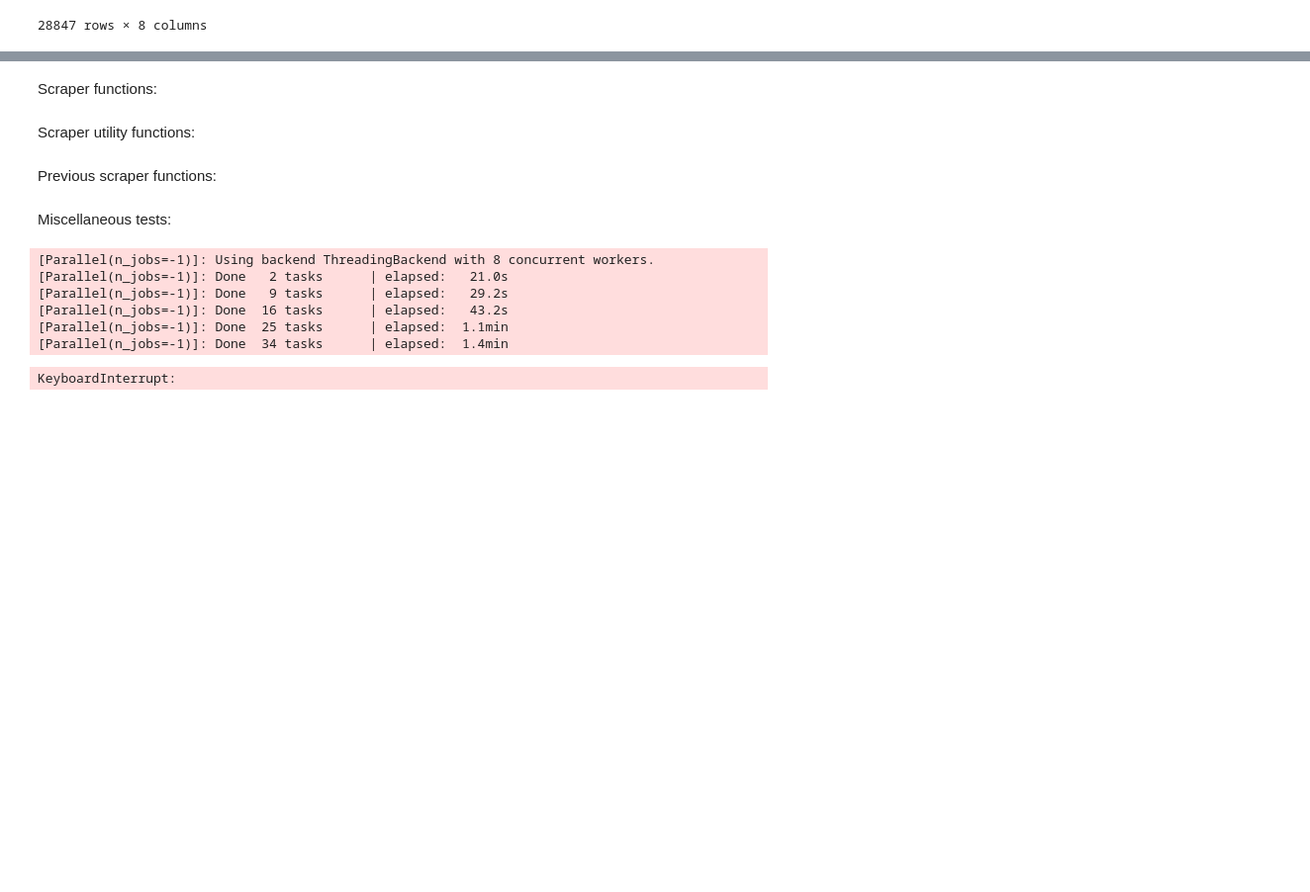
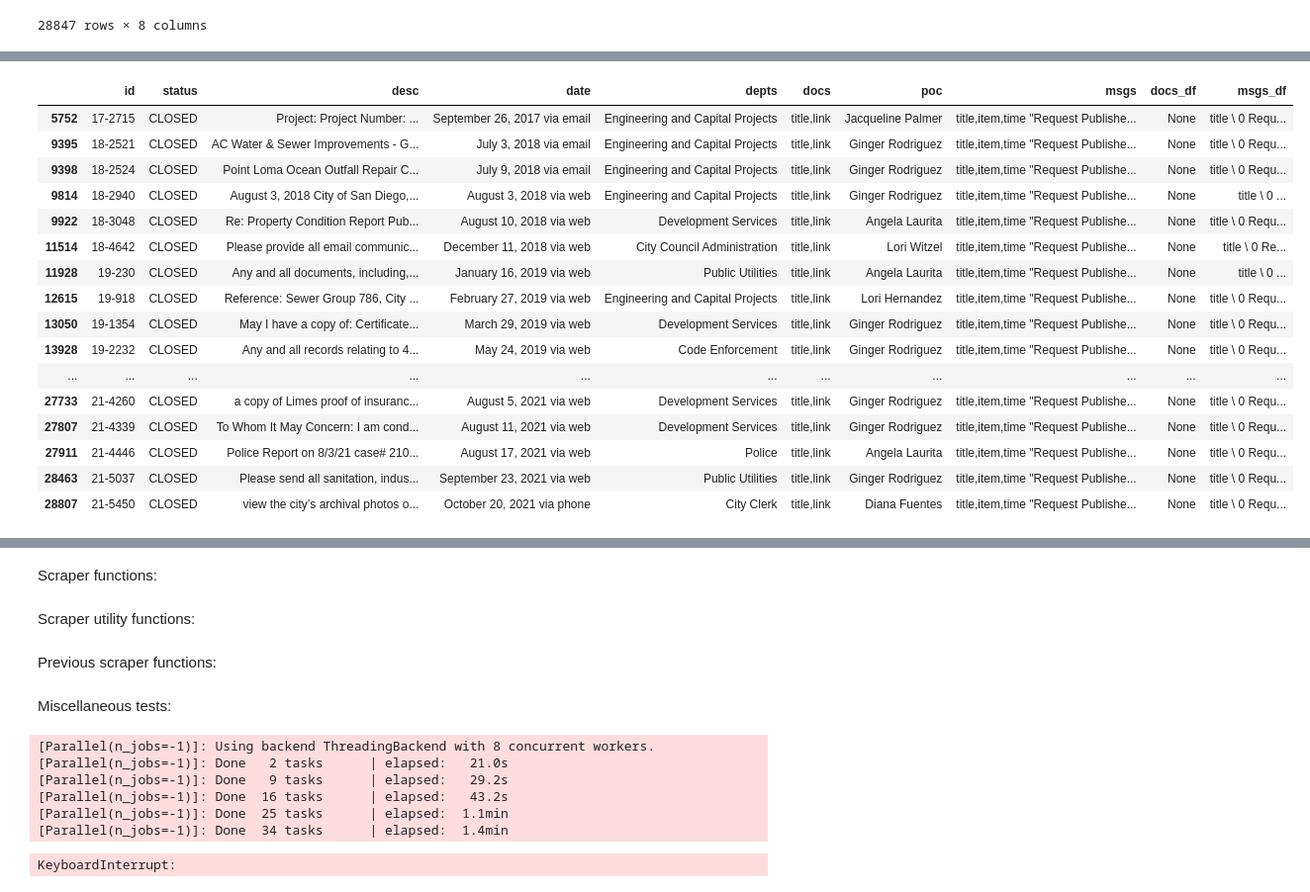
Before and after one commit to Saikrishna-Achalla/police-records-analysis, a Jupyter notebook: steven/nextrequest-selenium.ipynb, the cells around one changed output, grey strips where cells are left out. Shown at 99% size. Drawn from its saved outputs; the diff is of its cells as text; code cells hidden in the pictures; blank space fills up the shorter version.

```diff
--- a/steven/nextrequest-selenium.ipynb
+++ b/steven/nextrequest-selenium.ipynb
@@ -257,0 +299,17 @@ Length: 67, dtype: int64
+# %%
+# Split the time and author from the time quote on each message
+def split_time_author(df):
+    if df is None:
+        return None
+    time_quotes = df['time'].to_numpy()
+    time_author = pd.DataFrame(list(map(lambda x: x.split(' by '), time_quotes)))
+    return df_fillna(df.join(
+            time_author
+        ).drop(
+            columns='time'
+        ).rename(
+            columns={0: 'time', 1: 'by'}
+        ))
+
+test_df['msgs_df'] = test_df['msgs_df'].apply(split_time_author)
+test_df.loc[4]['msgs_df']
@@ -257,0 +333,23 @@ Length: 67, dtype: int64
+# %%
+# Remove empty dataframes from docs_df
+remove_empty = lambda df: None if ((df is None) or df.empty) else df
+test_df['docs_df'] = test_df['docs_df'].apply(remove_empty)
+test_df[test_df['docs'].str.fullmatch('title,link\n')]
+# %% [output]
+|  | id | status | desc | date | depts | docs | poc | msgs | docs_df | msgs_df |
+| 5752 | 17-2715 | CLOSED | Project: Project Number: ... | September 26, 2017 via email | Engineering and Capital Projects | title,link | Jacqueline Palmer | title,item,time "Request Publishe... | None | title \ 0 Requ... |
+| 9395 | 18-2521 | CLOSED | AC Water & Sewer Improvements - G... | July 3, 2018 via email | Engineering and Capital Projects | title,link | Ginger Rodriguez | title,item,time "Request Publishe... | None | title \ 0 Requ... |
+| 9398 | 18-2524 | CLOSED | Point Loma Ocean Outfall Repair C... | July 9, 2018 via email | Engineering and Capital Projects | title,link | Ginger Rodriguez | title,item,time "Request Publishe... | None | title \ 0 Requ... |
+| 9814 | 18-2940 | CLOSED | August 3, 2018 City of San Diego,... | August 3, 2018 via web | Engineering and Capital Projects | title,link | Ginger Rodriguez | title,item,time "Request Publishe... | None | title \ 0 ... |
+| 9922 | 18-3048 | CLOSED | Re: Property Condition Report Pub... | August 10, 2018 via web | Development Services | title,link | Angela Laurita | title,item,time "Request Publishe... | None | title \ 0 Requ... |
+| 11514 | 18-4642 | CLOSED | Please provide all email communic... | December 11, 2018 via web | City Council Administration | title,link | Lori Witzel | title,item,time "Request Publishe... | None | title \ 0 Re... |
+| 11928 | 19-230 | CLOSED | Any and all documents, including,... | January 16, 2019 via web | Public Utilities | title,link | Angela Laurita | title,item,time "Request Publishe... | None | title \ 0 ... |
+| 12615 | 19-918 | CLOSED | Reference: Sewer Group 786, City ... | February 27, 2019 via web | Engineering and Capital Projects | title,link | Lori Hernandez | title,item,time "Request Publishe... | None | title \ 0 Requ... |
+| 13050 | 19-1354 | CLOSED | May I have a copy of: Certificate... | March 29, 2019 via web | Development Services | title,link | Ginger Rodriguez | title,item,time "Request Publishe... | None | title \ 0 Requ... |
+| 13928 | 19-2232 | CLOSED | Any and all records relating to 4... | May 24, 2019 via web | Code Enforcement | title,link | Ginger Rodriguez | title,item,time "Request Publishe... | None | title \ 0 Requ... |
+| ... | ... | ... | ... | ... | ... | ... | ... | ... | ... | ... |
+| 27733 | 21-4260 | CLOSED | a copy of Limes proof of insuranc... | August 5, 2021 via web | Development Services | title,link | Ginger Rodriguez | title,item,time "Request Publishe... | None | title \ 0 Requ... |
+| 27807 | 21-4339 | CLOSED | To Whom It May Concern: I am cond... | August 11, 2021 via web | Development Services | title,link | Ginger Rodriguez | title,item,time "Request Publishe... | None | title \ 0 Requ... |
+| 27911 | 21-4446 | CLOSED | Police Report on 8/3/21 case# 210... | August 17, 2021 via web | Police | title,link | Angela Laurita | title,item,time "Request Publishe... | None | title \ 0 Requ... |
+| 28463 | 21-5037 | CLOSED | Please send all sanitation, indus... | September 23, 2021 via web | Public Utilities | title,link | Ginger Rodriguez | title,item,time "Request Publishe... | None | title \ 0 Requ... |
+| 28807 | 21-5450 | CLOSED | view the city’s archival photos o... | October 20, 2021 via phone | City Clerk | title,link | Diana Fuentes | title,item,time "Request Publishe... | None | title \ 0 Requ... |
```
Also changed, not shown: parts of 22 cells of this notebook.
